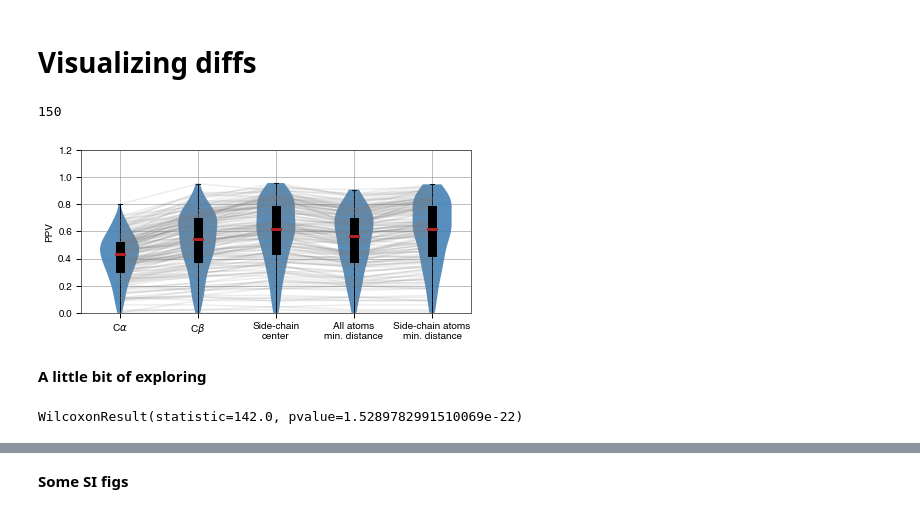
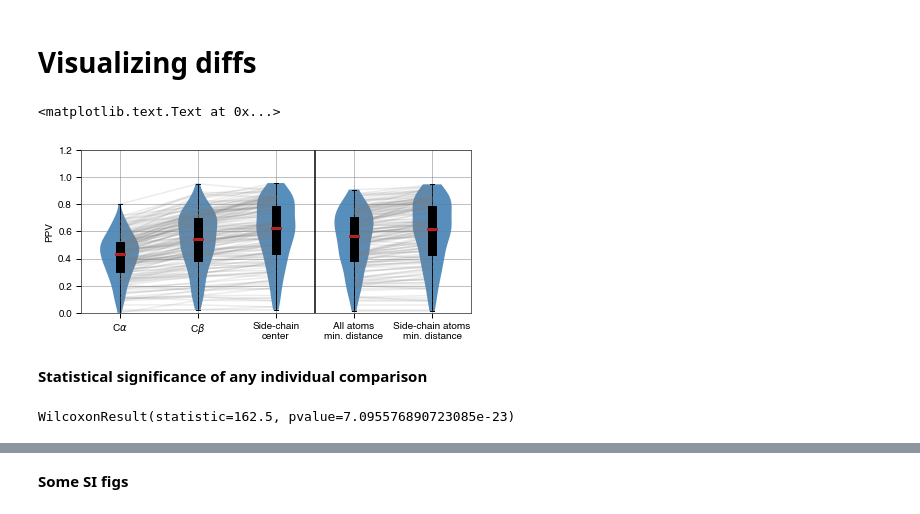
Before and after one commit to adamhockenberry/side-chain-couplings, a Jupyter notebook: Code/couplings_vs_contacts.ipynb, the cells around one changed output, grey strips where cells are left out. Cells and saved outputs as stored; diff of their text form; code cells hidden in the pictures.

```diff
--- a/Code/couplings_vs_contacts.ipynb
+++ b/Code/couplings_vs_contacts.ipynb
@@ -216,50 +217,49 @@ all_atoms_min 3.70460563161
 sc_atoms_min 3.98785092819
 # %% [markdown]
 # Visualizing diffs
-# %%
-len(lengths)
-# %% [output]
-150
 # %%
 fig, ax = plt.subplots(figsize=(7,3.0))
 parts = ax.violinplot([ppv_dict[metric] for metric in metrics], showextrema=False);
 
 for pc in parts['bodies']:
     pc.set_facecolor('steelblue')
     pc.set_edgecolor('')
     pc.set_alpha(0.9)
 
 bplot = ax.boxplot([ppv_dict[metric] for metric in metrics], patch_artist=True, widths=0.1);
 for patch in bplot['boxes']:
     patch.set_facecolor('black')
 for median in bplot['medians']:
     median.set(color='firebrick', linewidth=3,)
 
 for i in range(len(lengths)):
-#     ax.plot([1,2,3], [ppv_dict['CA'][i], ppv_dict['CB'][i], ppv_dict['SCcenter'][i]],\
-#             color='gray', alpha=0.15)
-    ax.plot([1,2,3,4,5], [ppv_dict['CA'][i], ppv_dict['CB'][i], ppv_dict['SCcenter'][i],\
-                     ppv_dict['all_atoms_min'][i], ppv_dict['sc_atoms_min'][i]],\
+    ax.plot([1,2,3], [ppv_dict['CA'][i], ppv_dict['CB'][i], ppv_dict['SCcenter'][i]],\
+            color='gray', alpha=0.15)
+    ax.plot([4,5], [ppv_dict['all_atoms_min'][i], ppv_dict['sc_atoms_min'][i]],\
             color='gray', alpha=0.15)
 
-# ax.set_xticklabels([r'C$\alpha$', r'C$\beta$', 'Side-chain\ncenter'])
+ax.axvline(3.5, c='k')
+
 ax.set_xticklabels([r'C$\alpha$', r'C$\beta$', 'Side-chain\ncenter',\
                    'All atoms\nmin. distance', 'Side-chain atoms\nmin. distance'])
 
 ax.set_ylim(0, 1.2)
 ax.set_ylabel('PPV')
-# plt.savefig('{}/empirical_boxplots.pdf'.format(figs_dir), bbox_inches='tight')
-plt.savefig('{}/empirical_boxplots_large.pdf'.format(figs_dir), bbox_inches='tight')
+# plt.savefig('{}/empirical_boxplots_large.pdf'.format(figs_dir), bbox_inches='tight')
 # plt.savefig('{}/empirical_boxplots_psicov.pdf'.format(figs_dir), bbox_inches='tight')
 # plt.savefig('{}/empirical_boxplots_plmc.pdf'.format(figs_dir), bbox_inches='tight')
 # %% [output]
+<matplotlib.text.Text at 0x...>
-[figure, old version]
+[figure, new version]
-# %% [markdown]
-**A little bit of exploring**
-# %%
-stats.wilcoxon(ppv_dict['all_atoms_min'], ppv_dict['sc_atoms_min'])
-# %% [output]
-WilcoxonResult(statistic=142.0, pvalue=1.5289782991510069e-22)
+# %% [markdown]
+**Statistical significance of any individual comparison**
+# %%
+# stats.wilcoxon(ppv_dict['CA'], ppv_dict['CB'])
+stats.wilcoxon(ppv_dict['CB'], ppv_dict['SCcenter'])
+# stats.wilcoxon(ppv_dict['all_atoms_min'], ppv_dict['sc_atoms_min'])
+# stats.wilcoxon(ppv_dict['SCcenter'], ppv_dict['sc_atoms_min'])
+# %% [output]
+WilcoxonResult(statistic=162.5, pvalue=7.095576890723085e-23)
 # %%
 for metric in metrics:
     print(metric, np.median(ppv_dict[metric]))
```
Also changed, not shown: parts of 39 cells of this notebook, 8 other files.
